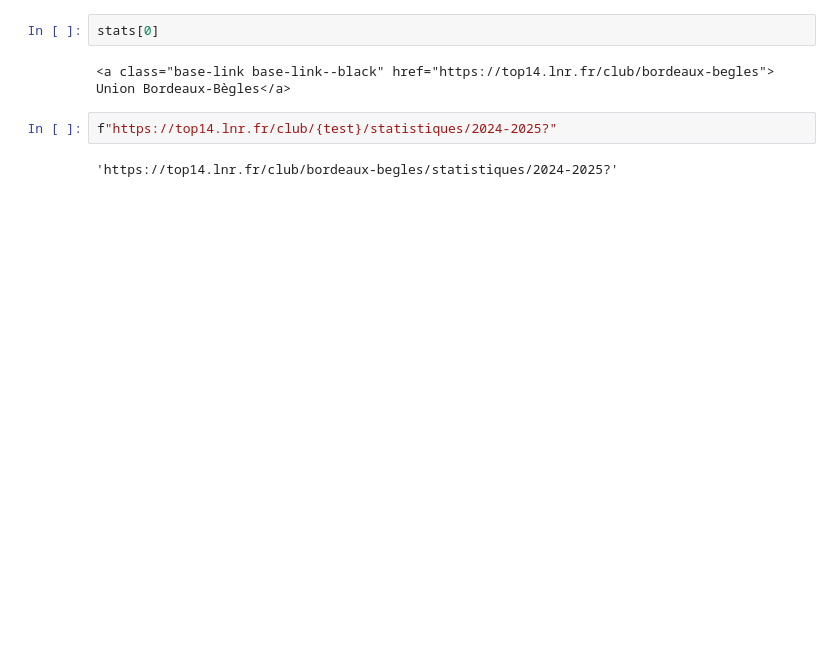
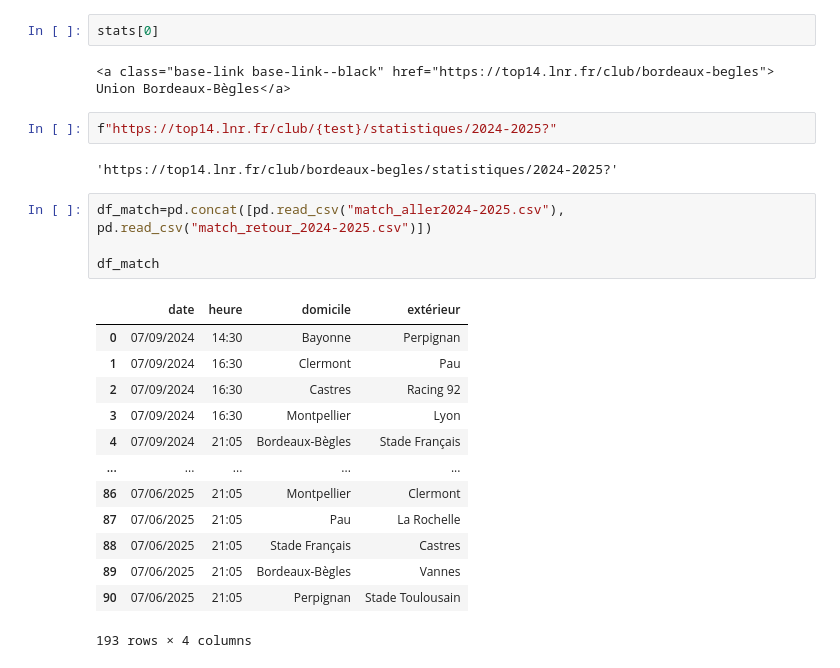
Before and after one commit to gentalex/rugby3, a Jupyter notebook: Stats_equipes_Alex.ipynb, the cells around one changed output. Cells and saved outputs as stored; diff of their text form; blank space fills up the shorter version.

Commit message:
ajout des df avec les matchs en détails date et heure pour 24-25

```diff
--- a/Stats_equipes_Alex.ipynb
+++ b/Stats_equipes_Alex.ipynb
@@ -431,3 +431,21 @@ stats[0]
 f"https://top14.lnr.fr/club/{test}/statistiques/2024-2025?"
 # %% [output]
 'https://top14.lnr.fr/club/bordeaux-begles/statistiques/2024-2025?'
+# %%
+df_match=pd.concat([pd.read_csv("match_aller2024-2025.csv"), pd.read_csv("match_retour_2024-2025.csv")])
+
+df_match
+# %% [output]
+|  | date | heure | domicile | extérieur |
+| 0 | 07/09/2024 | 14:30 | Bayonne | Perpignan |
+| 1 | 07/09/2024 | 16:30 | Clermont | Pau |
+| 2 | 07/09/2024 | 16:30 | Castres | Racing 92 |
+| 3 | 07/09/2024 | 16:30 | Montpellier | Lyon |
+| 4 | 07/09/2024 | 21:05 | Bordeaux-Bègles | Stade Français |
+| ... | ... | ... | ... | ... |
+| 86 | 07/06/2025 | 21:05 | Montpellier | Clermont |
+| 87 | 07/06/2025 | 21:05 | Pau | La Rochelle |
+| 88 | 07/06/2025 | 21:05 | Stade Français | Castres |
+| 89 | 07/06/2025 | 21:05 | Bordeaux-Bègles | Vannes |
+| 90 | 07/06/2025 | 21:05 | Perpignan | Stade Toulousain |
+193 rows × 4 columns
```
Also changed, not shown: 2 other files.
